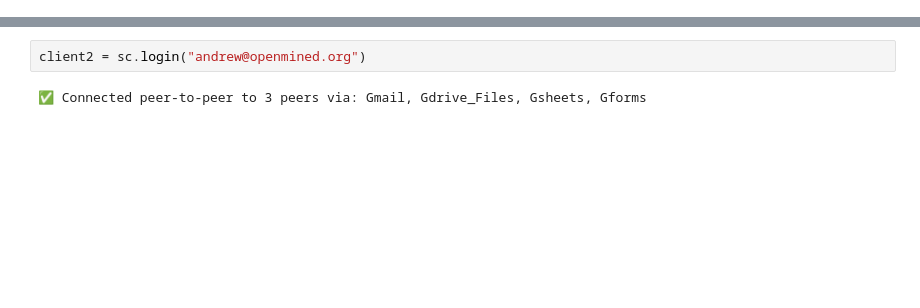
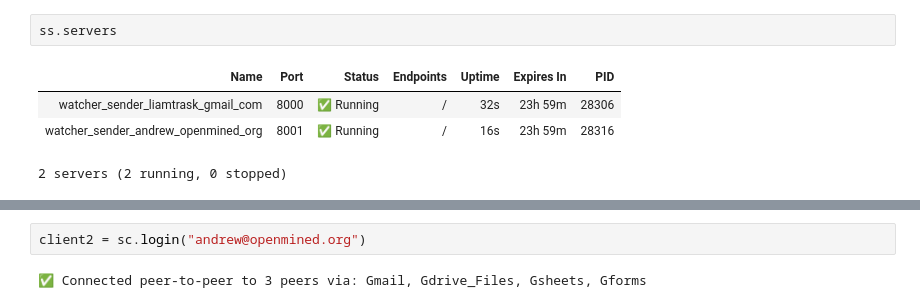
Before and after one commit to OpenMined/syft-client, a Jupyter notebook: test_notebooks/Test Sync.ipynb, the cells around one changed output, grey strips where cells are left out. Drawn from its saved outputs; the diff is of its cells as text; blank space fills up the shorter version.

```diff
--- a/test_notebooks/Test Sync.ipynb
+++ b/test_notebooks/Test Sync.ipynb
@@ -8,0 +22,7 @@ client1 = sc.login("liamtrask@gmail.com")
+# %%
+ss.servers
+# %% [output]
+| Name | Port | Status | Endpoints | Uptime | Expires In | PID |
+| watcher_sender_liamtrask_gmail_com | 8000 | ✅ Running | / | 32s | 23h 59m | 28306 |
+| watcher_sender_andrew_openmined_org | 8001 | ✅ Running | / | 16s | 23h 59m | 28316 |
+2 servers (2 running, 0 stopped)
```
Also changed, not shown: parts of 17 cells of this notebook, 17 other files.
